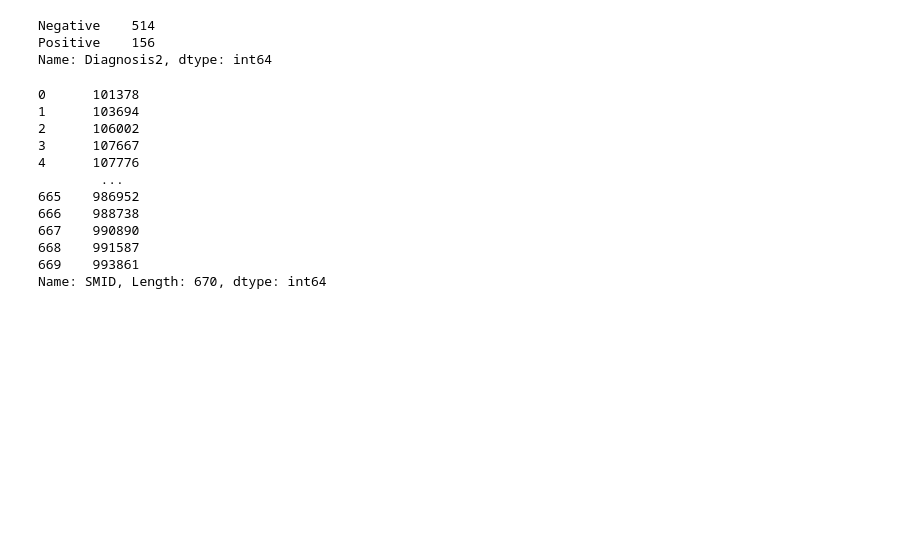
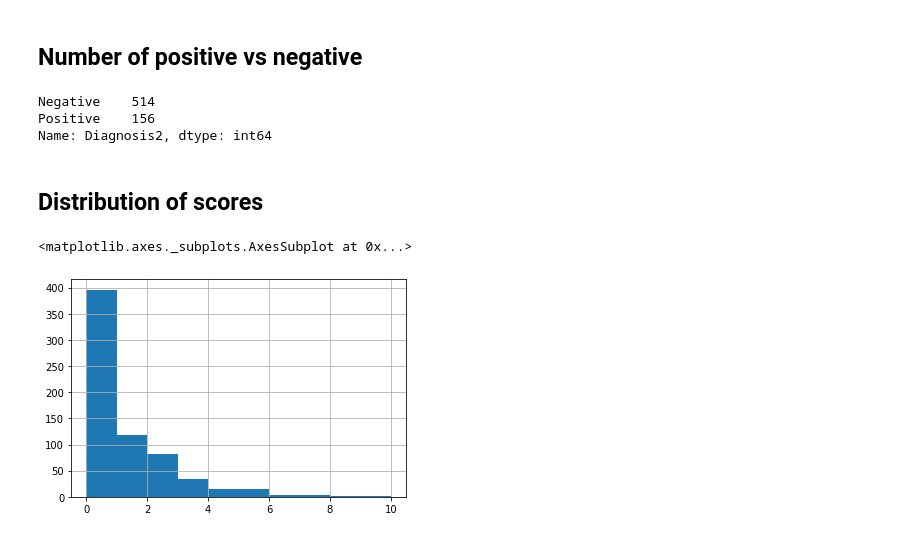
Before and after one commit to elisaoh/fb_data, a Jupyter notebook: FB.ipynb, the cells around one changed output. Drawn from its saved outputs; the diff is of its cells as text; code cells hidden in the pictures; blank space fills up the shorter version.

```diff
--- a/FB.ipynb
+++ b/FB.ipynb
@@ -28,21 +32,15 @@ labels_df = pd.read_csv(data_folder + "Y_held_in.csv")
+# %% [markdown]
+## Number of positive vs negative
 # %%
 labels_df.Diagnosis2.value_counts()
 # %% [output]
 Negative    514
 Positive    156
 Name: Diagnosis2, dtype: int64
-# %%
-labels_df.SMID
-# %% [output]
-0      101378
-1      103694
-2      106002
-3      107667
-4      107776
-        ...
-665    986952
-666    988738
-667    990890
-668    991587
-669    993861
-Name: SMID, Length: 670, dtype: int64
+# %% [markdown]
+## Distribution of scores
+# %%
+labels_df.Score.hist()
+# %% [output]
+<matplotlib.axes._subplots.AxesSubplot at 0x...>
+[figure, added]
```
Also changed, not shown: parts of 30 cells of this notebook.
